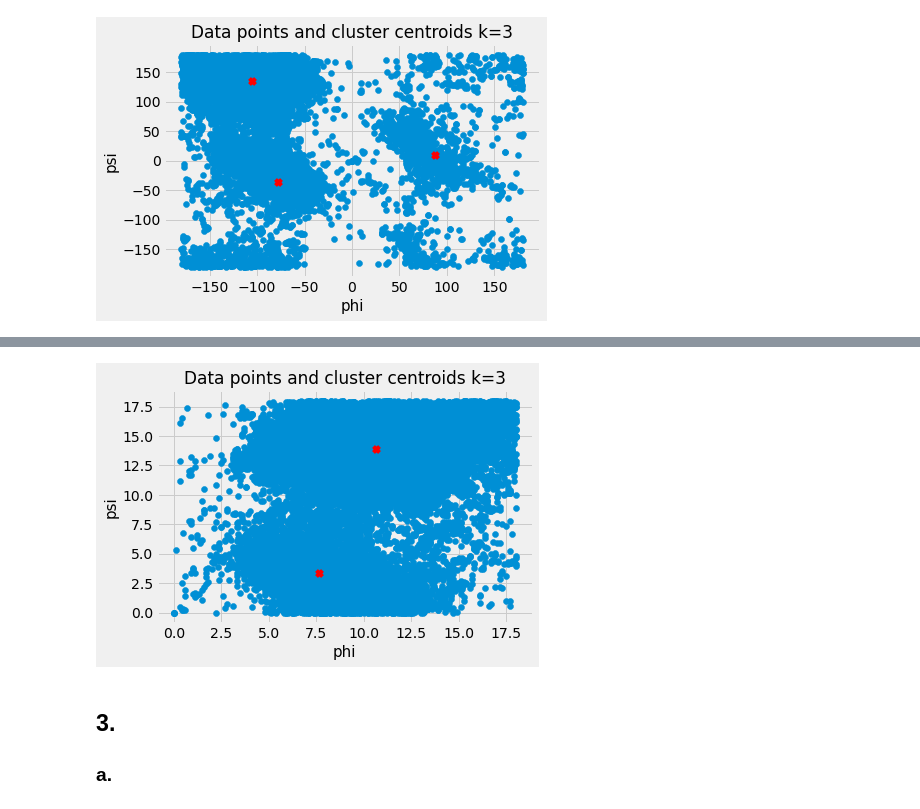
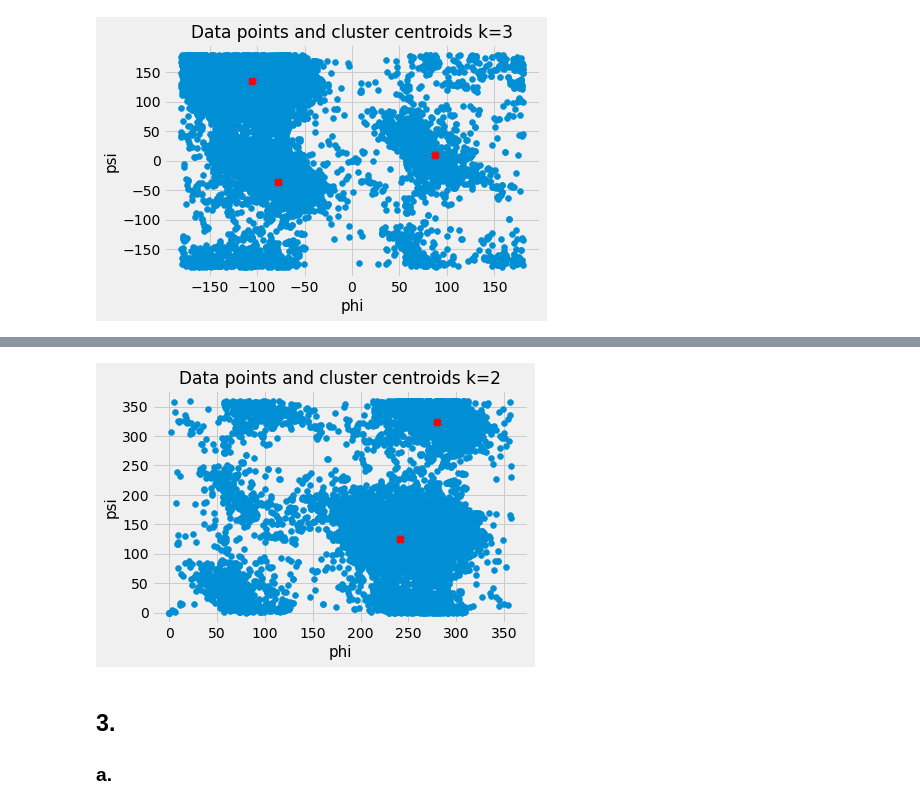
Before and after one commit to Peptski/Data-Science-and-AI, a Jupyter notebook: Assignment3/notebook/Assignment3.ipynb, the cells around one changed output, grey strips where cells are left out. Drawn from its saved outputs; the diff is of its cells as text; code cells hidden in the pictures.

```diff
--- a/Assignment3/notebook/Assignment3.ipynb
+++ b/Assignment3/notebook/Assignment3.ipynb
@@ -101,14 +101,22 @@ The data has been transformed by taking the absolute value, rounding it up to it
 # %%
-dataFrame_new = dataFrame.transform(func = lambda val : np.rint(np.absolute(val))/10)
+dataFrame_new = dataFrame.transform(func = lambda val : ((val + 360)%360))
 plt.scatter(dataFrame_new['phi'], dataFrame_new['psi']);
 kmeans_chosen_new = KMeans(n_clusters=2, random_state=0).fit(dataFrame_new)
 plt.scatter(kmeans_chosen_new.cluster_centers_[:, 0], kmeans_chosen_new.cluster_centers_[:, 1], c='red', marker='x')
-plt.title(label='Data points and cluster centroids k=3', fontsize=17)
+plt.title(label='Data points and cluster centroids k=2', fontsize=17)
 plt.xlabel(xlabel='phi',fontsize=15)
 plt.ylabel(ylabel='psi',fontsize=15)
 plt.show()
+
+k = [1,2,3,4,5,6,7,9]
+
+sse = []
+for i in k :
+    kmeans=KMeans(n_clusters=i, random_state=0)
+    kmeans.fit(dataFrame_new)
+    sse.append(kmeans.inertia_)
 # %% [output]
-[figure, old version]
+[figure, new version]
 # %% [markdown]
 ## 3.
 
```
Also changed, not shown: parts of 4 cells of this notebook.
